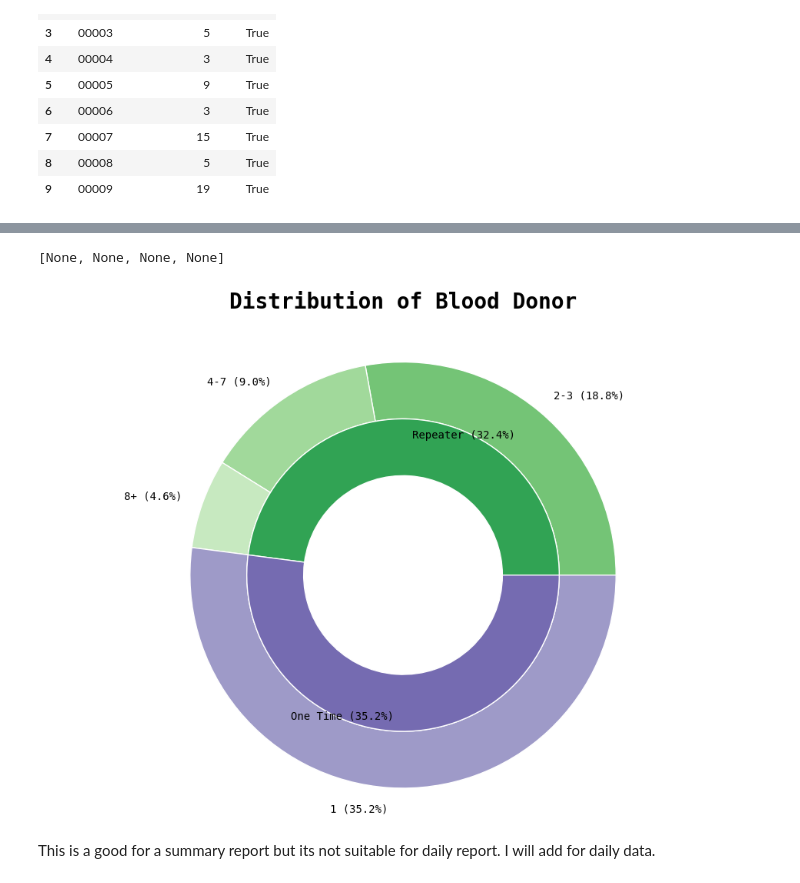
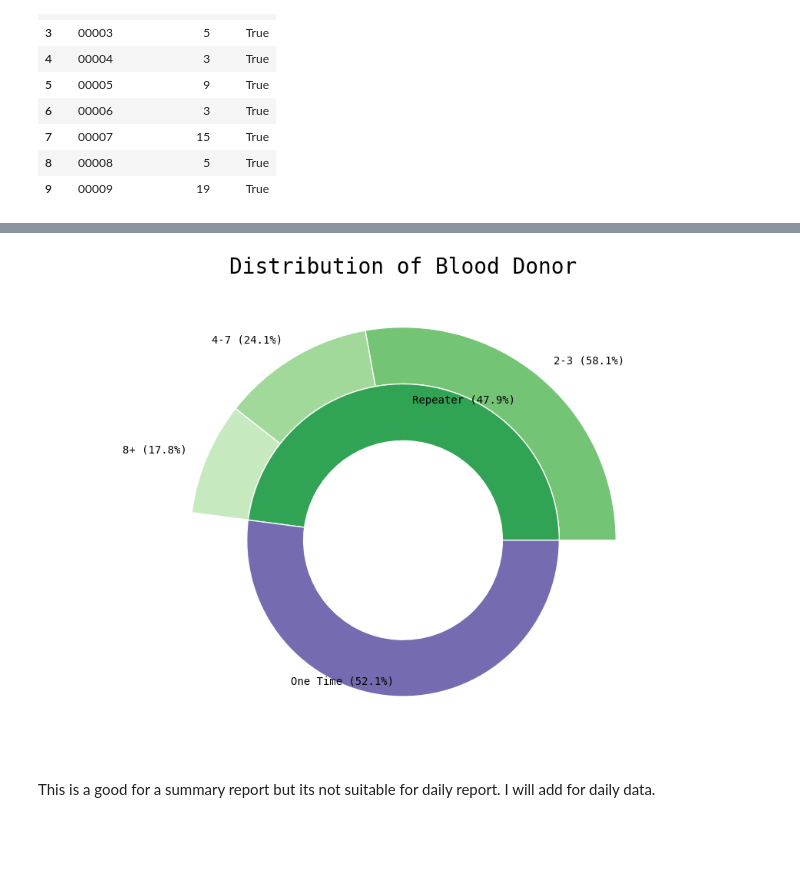
Before and after one commit to adleefuad/blood_donation, a Jupyter notebook: EDA.ipynb, the cells around one changed output, grey strips where cells are left out. Cells and saved outputs as stored; diff of their text form; code cells hidden in the pictures; blank space fills up the shorter version.

Commit message:
Add Question, Correction in Visualisation, Create py file

```diff
--- a/EDA.ipynb
+++ b/EDA.ipynb
@@ -132,6 +138,6 @@ last3_df
 # %%
 #group by state
-state3_df = last3_df.groupby('state')['daily'].sum().reset_index(name='total_donation')
-state3_df
+state49_df = last49_df.groupby('state')['daily'].sum().reset_index(name='total_donation')
+state49_df
 # %% [output]
 |  | state | total_donation |
@@ -181,8 +187,8 @@ gdf.head()
 | 4 | Melaka | MULTIPOLYGON (((102.48837 2.09912... |
 # %%
 #Merging with the donations dataset
-state3_df_merged = gdf.merge(state3_df, how='left', left_on='name', right_on='state')
-state3_df_merged=state3_df_merged.iloc[:,1:]
-state3_df_merged
+state49_df_merged = gdf.merge(state49_df, how='left', left_on='name', right_on='state')
+state49_df_merged=state49_df_merged.iloc[:,1:]
+state49_df_merged
 # %% [output]
 |  | geometry | state | total_donation |
@@ -513 +523,6 @@ ax.pie(sizes,labels=label,autopct='%1.2f%%',radius=3)
 [figure]
+# %%
+count_bins = [1, 2, 4, 7, float('inf')]
+count_labels = ['New Donor','2-3 Donations','4-7 Donations','8+ Donations']
+donor_donations['donation_count_group'] = pd.cut(donor_donations['donation_count'],bins=count_bins,labels=count_labels,right=False)
+donor_donations
@@ -514,9 +543,8 @@ ax.pie(sizes,labels=label,autopct='%1.2f%%',radius=3)
 # %%
 #Banding the donation_count
-donor_donations[donor_donations['repeater']==True]['donation_count'].quantile(0.7)
-first_group = donor_donations[(donor_donations['donation_count']>=2)&(donor_donations['donation_count']<=3)]['donation_count'].count()
-second_group = donor_donations[(donor_donations['donation_count']>=4)&(donor_donations['donation_count']<=7)]['donation_count'].count()
-third_group = donor_donations[(donor_donations['donation_count']>=8)]['donation_count'].count()
+first_group = donor_donations[donor_donations['donation_count_group']=='2-3 Donations']['donor_id'].count()
+second_group = donor_donations[donor_donations['donation_count_group']=='4-7 Donations']['donor_id'].count()
+third_group = donor_donations[donor_donations['donation_count_group']=='8+ Donations']['donor_id'].count()
 # %%
 #Pie Chart for the group of Repeater
 fig,ax= plt.subplots()
@@ -543,47 +571,50 @@ fig,ax = plt.subplots(figsize=(12,3))
 ax.axis('equal')
 width = 0.8
 
-plt.text(0, 4, 'Distribution of Blood Donor', horizontalalignment='center', verticalalignment='top', fontsize=20, weight='bold')
+plt.text(0, 4, 'Distribution of Blood Donor', horizontalalignment='center', verticalalignment='top', fontsize=20,)
 
 #label and size for outer donut chart
-size_out = [first_group,second_group,third_group,one_time_count]
+sizes_out = [first_group,second_group,third_group,one_time_count]
 label_out = ['2-3','4-7','8+','1']
 
 #label and size for inner donut chart
 label_in = ['Repeater','One Time']
 sizes_in = [repeater_count,one_time_count]
 
-# Calculate the total count for the calculation of percentages
-total_count = sum(size_out) + sum(sizes_in) - one_time_count  # Subtract one_time_count since it's included twice
+
 
 # Calculate the percentages for the outer ring
-percentages_out = [f"{(size / total_count * 100):.1f}%" for size in size_out]
+percentages_out = [f"{(size / sum(sizes_out[0:3]) * 100):.1f}%" for size in sizes_out]
 
 # Update labels for the outer ring with percentages
 label_out_with_perc = [f"{label} ({perc})" for label, perc in zip(label_out, percentages_out)]
+label_out_with_perc[3] = '' #To make the 1 time donor invisible
 
 # Calculate the percentages for the inner ring
-percentages_in = [f"{(size / total_count * 100):.1f}%" for size in sizes_in]
+percentages_in = [f"{(size / sum(sizes_in) * 100):.1f}%" for size in sizes_in]
 
 # Update labels for the inner ring with percentages
 label_in_with_perc = [f"{label} ({perc})" for label, perc in zip(label_in, percentages_in)]
 
 
 #Outer Ring (Donation Count Band)
 cm = plt.get_cmap("tab20c")
 
 cout = cm(np.array([9,10,11,13]))
-pie, _ = ax.pie(size_out, radius=3, labels=label_out_with_perc, colors=cout)
+cout[3] = mcolors.to_rgba('white')  # Convert 'white' to RGBA
+pie, *_ = ax.pie(size_out, radius=3, labels=label_out_with_perc, colors=cout)
 plt.setp(pie, width=width, edgecolor='white',)
 
 #Inner Ring (Repeater Or Not)
 cin = cm(np.array([8,12]))
-pie2, _ = ax.pie(sizes_in, radius=3-width, labels=label_in_with_perc,
+pie2, *_= ax.pie(sizes_in, radius=3-width, labels=label_in_with_perc,
                  labeldistance=0.9, colors=cin,rotatelabels=0)
 plt.setp(pie2, width=width, edgecolor='white')
+
+image_name = 'doughnut.png'
+plt.savefig(image_dir+image_name, bbox_inches='tight')
 # %% [output]
-[None, None, None, None]
-[figure, old version]
+[figure, new version]
 # %% [markdown]
 This is a good for a summary report but its not suitable for daily report. I will add for daily data.
 # %%
```
Also changed, not shown: parts of 26 cells of this notebook, 5 other files.
